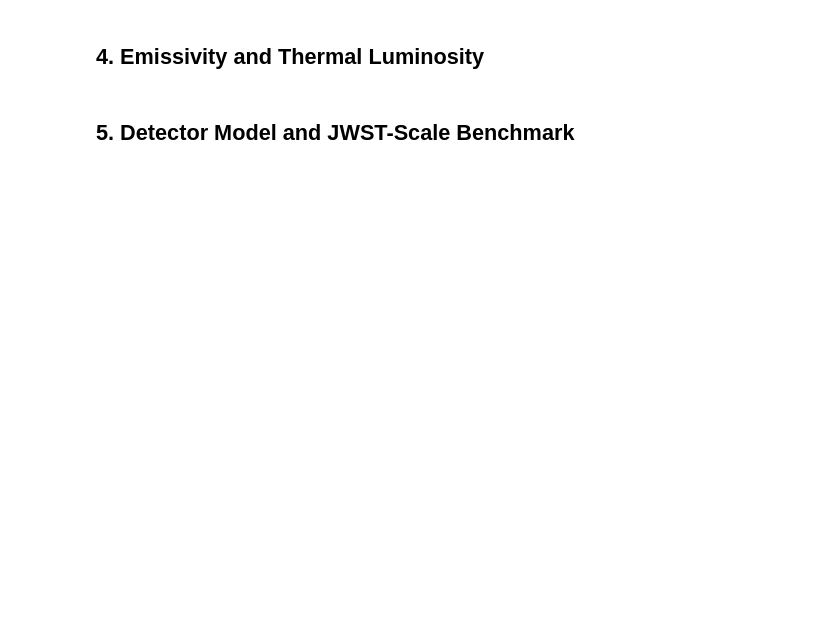
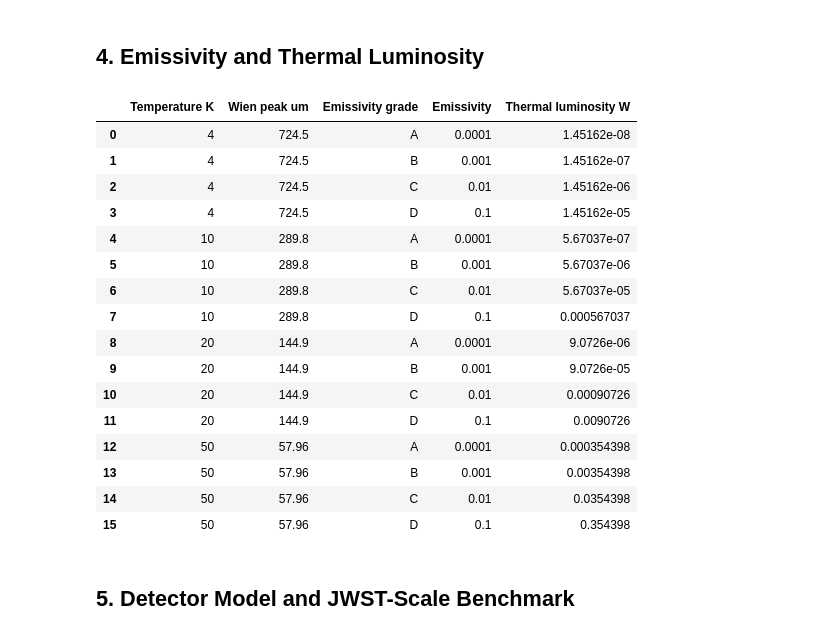
Before and after one commit to AlanCoding/hourglass-stealth, a Jupyter notebook: notebooks/01_blog_calcs_sheet.ipynb, the cells around one changed output. Drawn from its saved outputs; the diff is of its cells as text; code cells hidden in the pictures; blank space fills up the shorter version.

```diff
--- a/notebooks/01_blog_calcs_sheet.ipynb
+++ b/notebooks/01_blog_calcs_sheet.ipynb
@@ -22,2 +95,23 @@ Out of scope for the first pass:
 # %% [markdown]
 ## 2. Architecture Comparison: Mirror vs Lens Absorption
+# %%
+aperture_area_m2 = 10.0
+n_passes = 2
+rows = []
+for architecture in ('mirror', 'lens'):
+    for grade, values in OPTICAL_ABSORPTION_GRADES.items():
+        abs_per_pass = values[f'{architecture}_absorption_per_pass']
+        total_abs = total_absorption_fraction(abs_per_pass, n_passes=n_passes)
+        absorbed_per_m2 = absorbed_solar_power(SOLAR_FLUX_1_AU_W_M2, 1.0, abs_per_pass, n_passes=n_passes)
+        absorbed_total = absorbed_solar_power(SOLAR_FLUX_1_AU_W_M2, aperture_area_m2, abs_per_pass, n_passes=n_passes)
+        rows.append({
+            'Architecture': architecture,
+            'Grade': grade,
+            'Absorption per pass': abs_per_pass,
+            'Total absorption after 2 passes': total_abs,
+            'Absorbed W per m^2 aperture': absorbed_per_m2,
+            'Absorbed W for 10 m^2 aperture': absorbed_total,
+            'Interpretation': values['interpretation'],
+        })
+architecture_absorption_df = pd.DataFrame(rows)
+display(architecture_absorption_df)
@@ -26,4 +169,37 @@ Out of scope for the first pass:
 # %% [markdown]
 ## 4. Emissivity and Thermal Luminosity
+# %%
+emitting_area_m2 = 10.0
+temperatures_k = [4, 10, 20, 50]
+rows = []
+for temperature_k in temperatures_k:
+    for grade, values in EMISSIVITY_GRADES.items():
+        rows.append({
+            'Temperature K': temperature_k,
+            'Wien peak um': wien_peak_um(temperature_k),
+            'Emissivity grade': grade,
+            'Emissivity': values['emissivity'],
+            'Thermal luminosity W': graybody_luminosity_w(values['emissivity'], emitting_area_m2, temperature_k),
+        })
+thermal_luminosity_df = pd.DataFrame(rows)
+display(thermal_luminosity_df)
+# %% [output]
+|  | Temperature K | Wien peak um | Emissivity grade | Emissivity | Thermal luminosity W |
+| 0 | 4 | 724.5 | A | 0.0001 | 1.45162e-08 |
+| 1 | 4 | 724.5 | B | 0.001 | 1.45162e-07 |
+| 2 | 4 | 724.5 | C | 0.01 | 1.45162e-06 |
+| 3 | 4 | 724.5 | D | 0.1 | 1.45162e-05 |
+| 4 | 10 | 289.8 | A | 0.0001 | 5.67037e-07 |
+| 5 | 10 | 289.8 | B | 0.001 | 5.67037e-06 |
+| 6 | 10 | 289.8 | C | 0.01 | 5.67037e-05 |
+| 7 | 10 | 289.8 | D | 0.1 | 0.000567037 |
+| 8 | 20 | 144.9 | A | 0.0001 | 9.0726e-06 |
+| 9 | 20 | 144.9 | B | 0.001 | 9.0726e-05 |
+| 10 | 20 | 144.9 | C | 0.01 | 0.00090726 |
+| 11 | 20 | 144.9 | D | 0.1 | 0.0090726 |
+| 12 | 50 | 57.96 | A | 0.0001 | 0.000354398 |
+| 13 | 50 | 57.96 | B | 0.001 | 0.00354398 |
+| 14 | 50 | 57.96 | C | 0.01 | 0.0354398 |
+| 15 | 50 | 57.96 | D | 0.1 | 0.354398 |
 # %% [markdown]
 ## 5. Detector Model and JWST-Scale Benchmark
```
Also changed, not shown: parts of 16 cells of this notebook, 9 other files.
